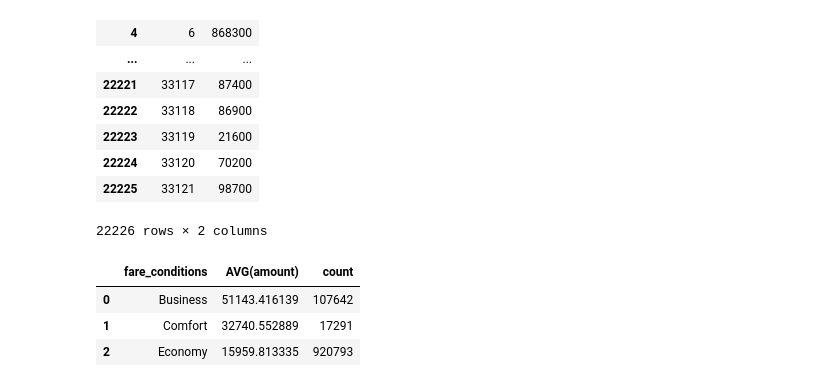
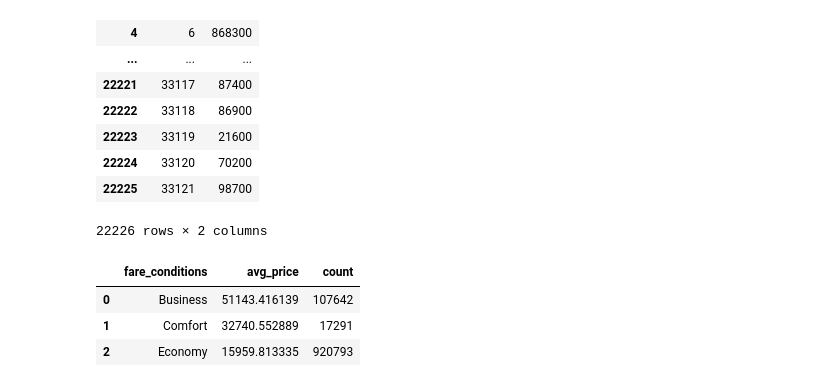
Before and after one commit to YamenNahhas/my-data-project, a Jupyter notebook: notebooks/Airline Data Analysis Using SQL.ipynb, the cells around one changed output. Saved outputs shown, nothing was run; the diff lists cells and outputs as text; code cells hidden in the pictures.

```diff
--- a/notebooks/Airline Data Analysis Using SQL.ipynb
+++ b/notebooks/Airline Data Analysis Using SQL.ipynb
@@ -295,15 +280,15 @@ display(df_revenue_per_flight)
 # %%
 #comparison of Business vs Economy
 sql_query = '''SELECT
     fare_conditions,
-    AVG(amount),
+    AVG(amount) AS avg_price,
     COUNT(*) AS count
 FROM ticket_flights
 GROUP BY fare_conditions'''
 df_fare_condition_avg_amount = pd.read_sql_query(sql_query, conn)
 display(df_fare_condition_avg_amount)
 # %% [output]
-|  | fare_conditions | AVG(amount) | count |
+|  | fare_conditions | avg_price | count |
 | 0 | Business | 51143.416139 | 107642 |
 | 1 | Comfort | 32740.552889 | 17291 |
 | 2 | Economy | 15959.813335 | 920793 |
```
Also changed, not shown: parts of 2 cells of this notebook.
